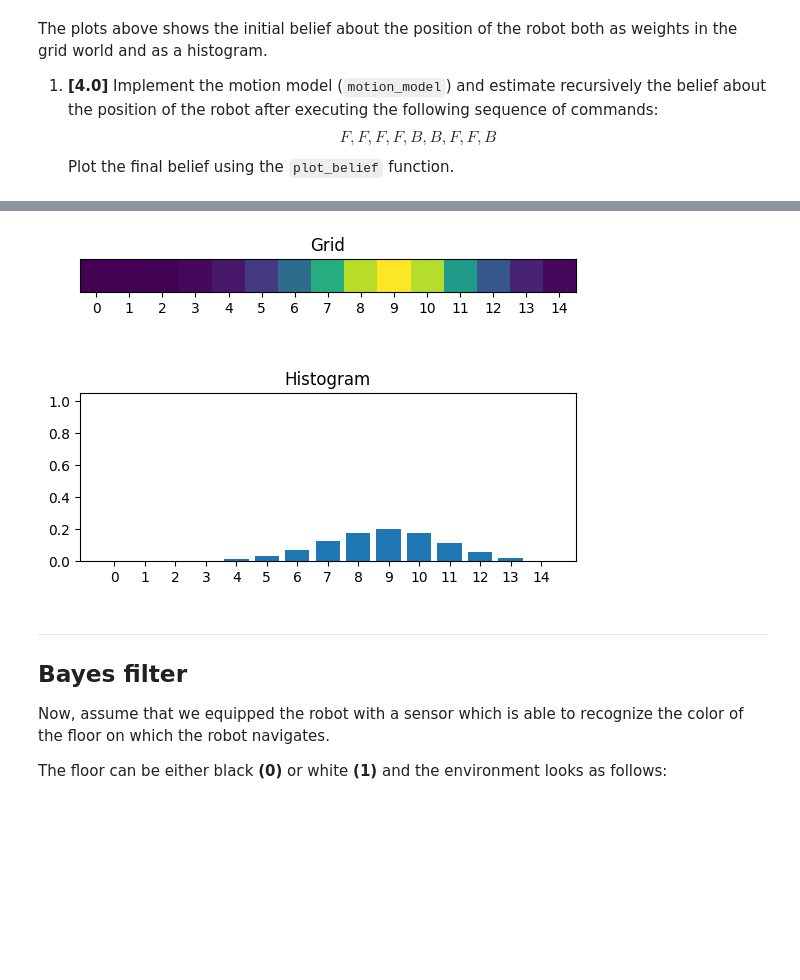
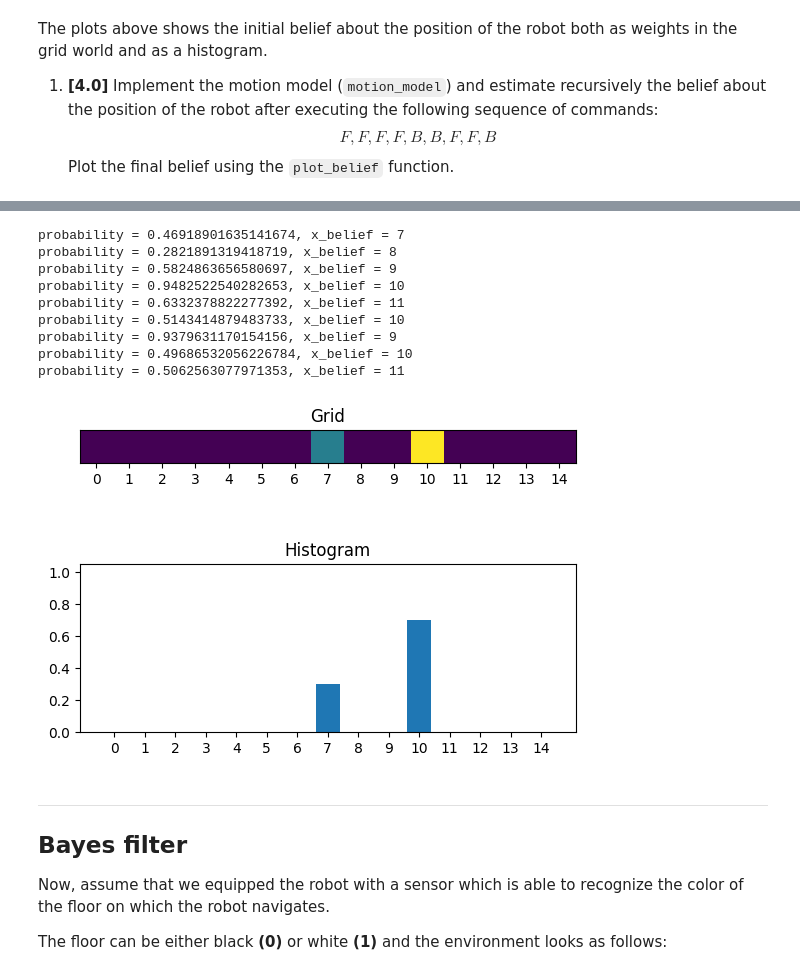
Before and after one commit to pareshrchaudhary/mobile_sensing_robotics, a Jupyter notebook: Bayes_Filter.ipynb, the cells around one changed output, grey strips where cells are left out. Saved outputs shown, nothing was run; the diff lists cells and outputs as text; code cells hidden in the pictures; blank space fills up the shorter version.

```diff
--- a/Bayes_Filter.ipynb
+++ b/Bayes_Filter.ipynb
@@ -82,3 +89,41 @@ The plots above shows the initial belief about the position of the robot both as
 1. **[4.0]** Implement the motion model (`motion_model`) and estimate recursively the belief about the position of the robot after executing the following sequence of commands:
 $$ F, F, F, F, B, B, F, F, B $$
 Plot the final belief using the `plot_belief` function.
+# %%
+import random
+
+def motion_model(action, belief):
+  p_correct_direction = 0.7
+  p_no_move = 0.2
+  p_opposite_direction = 0.1
+
+  # Randomly choose a probability
+  probability = random.uniform(0, 1)
+
+  # Initial known position
+  x_belief = np.argmax(belief)
+
+  print(f"probability = {probability}, x_belief = {x_belief+1}")
+
+  if action == 'F':
+    if x_belief == len(belief)+1 or p_opposite_direction < probability < p_no_move:
+      return belief
+    elif p_no_move < probability:
+      belief[x_belief] += belief[x_belief] * p_correct_direction
+      belief[x_belief+1] += belief[x_belief+1] * p_correct_direction
+    elif probability <= p_opposite_direction:
+      belief[x_belief] += belief[x_belief] * p_opposite_direction
+      belief[x_belief-1] += belief[x_belief] * p_opposite_direction
+
+  elif action == 'B':
+    if x_belief == len(belief)+1 or p_opposite_direction < probability < p_no_move:
+      return belief
+    elif p_no_move < probability:
+      belief[x_belief] += belief[x_belief] * p_correct_direction
+      belief[x_belief-1] += belief[x_belief-1] * p_correct_direction
+    elif probability <= p_opposite_direction:
+      belief[x_belief] += belief[x_belief] * p_opposite_direction
+      belief[x_belief+1] += belief[x_belief+1] * p_opposite_direction
+
+  # If the action is not recognized, return the original belief
+  return np.array(belief)
@@ -85,13 +157,22 @@ Plot the final belief using the `plot_belief` function.
 # %%
 actions = ["F","F","F","F","B","B","F","F","B"]
 belief_init = np.copy(belief)
 
 for action in actions:
-    belief = motion_model(action, belief)
+    belief = motion_model(action, belief_init)
 
 plot_belief(belief)
 # %% [output]
+probability = 0.46918901635141674, x_belief = 7
+probability = 0.2821891319418719, x_belief = 8
+probability = 0.5824863656580697, x_belief = 9
+probability = 0.9482522540282653, x_belief = 10
+probability = 0.6332378822277392, x_belief = 11
+probability = 0.5143414879483733, x_belief = 10
+probability = 0.9379631170154156, x_belief = 9
+probability = 0.49686532056226784, x_belief = 10
+probability = 0.5062563077971353, x_belief = 11
-[figure, old version]
+[figure, new version]
 # %% [markdown]
 ---
 
```
Also changed, not shown: parts of 4 cells of this notebook.
